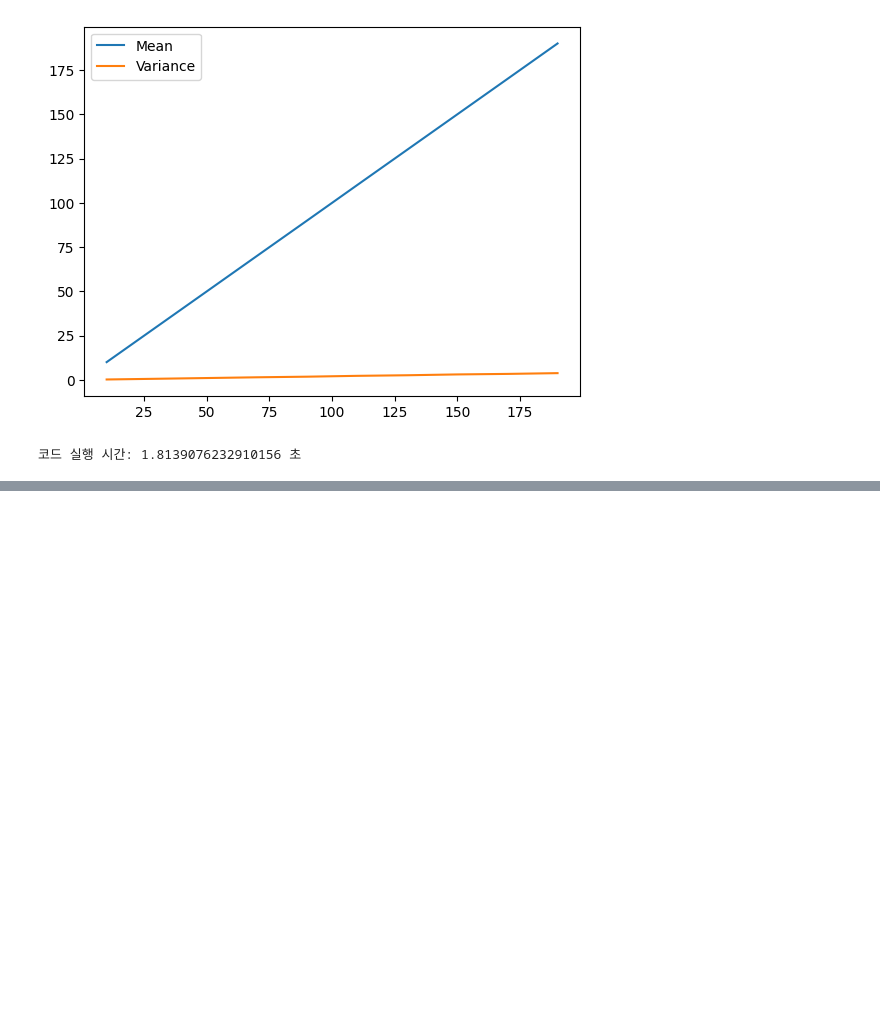
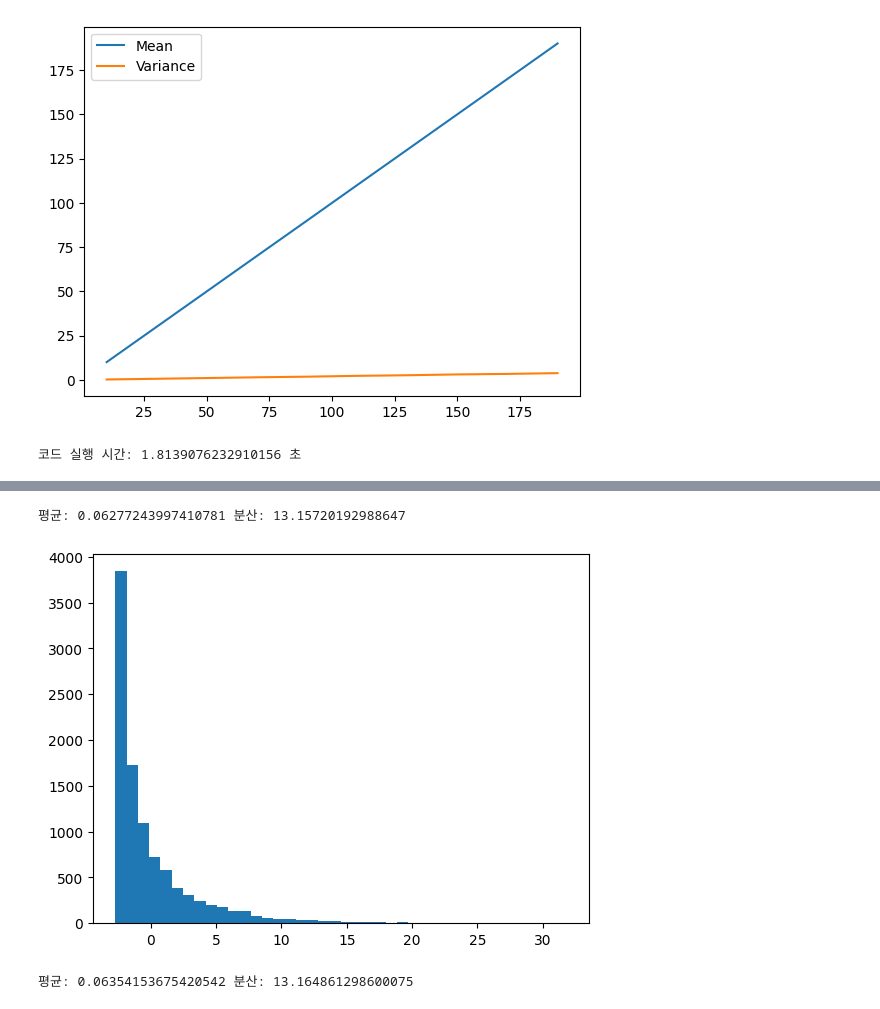
Before and after one commit to HST0077/Financial-Engineering-Python, a Jupyter notebook: Stochastics_01.ipynb, the cells around one changed output, grey strips where cells are left out. Drawn from its saved outputs; the diff is of its cells as text; code cells hidden in the pictures; blank space fills up the shorter version.

```diff
--- a/Stochastics_01.ipynb
+++ b/Stochastics_01.ipynb
@@ -150,0 +294,45 @@ timer.toc()
+# %%
+import cupy as cp
+from scipy.stats import norm
+import matplotlib.pyplot as plt
+
+# sim: 시뮬레이션 횟수
+# N_intervals: 시간을 몇 개로 쪼갤 것인지 지정
+a,b=0,5
+sim,N_intervals=10000,500
+T=b-a
+N = T * N_intervals  # 만기를 감안한 시간간격의 갯수
+s = cp.sqrt(1 / N_intervals)  # 분산을 표준편차화
+# N(0,s)을 따르는 [N, sim] 크기의 정규난수 생성
+dW = cp.random.normal(0, s, size=(N, sim))
+
+# integrand 부분을 함수형태로 만들어 주기
+W=cp.cumsum(dW,axis=0) # 행으로 계속 누적하여 Wt 행렬 생성
+# 추가할 행 생성
+zero_row = cp.zeros((1, W.shape[1]), dtype=W.dtype)
+# 0으로 이루어진 행을 W의 첫 행에 추가
+W = cp.vstack([zero_row, W]) # (N+1,sim)의 행렬로 만든다.
+
+# 동일한 형태의 두 행렬의 같은 원소의 곱을 만들어줌
+# 왼쪽에서 높이를 구함
+Integrand=W[:-1]*dW # 행렬의 곱이 아님
+
+# 행방향으로 누적합을 구해가다가 마지막행을 추출
+col_sum = cp.cumsum(Integrand, axis=0)[-1,:]
+
+col_sum_np=cp.asnumpy(col_sum) # numpy array로 변환
+plt.hist(col_sum_np,bins=40) # histogram으로 표현
+mu, sig = norm.fit(col_sum_np)
+print('평균:',mu, '분산:',sig**2)
+# %% [output]
+평균: 0.06277243997410781 분산: 13.15720192988647
+[figure, added]
+# %%
+# Ito integral 수식에 의한 값
+# W행렬의 마지막행에 W_T 값들이 존재함
+W_T=cp.asnumpy(W[-1,:])
+T=b-a
+mu, sig = norm.fit(0.5*(W_T**2-T))
+print('평균:',mu, '분산:',sig**2)
+# %% [output]
+평균: 0.06354153675420542 분산: 13.164861298600075
```
Also changed, not shown: parts of 33 cells of this notebook.
